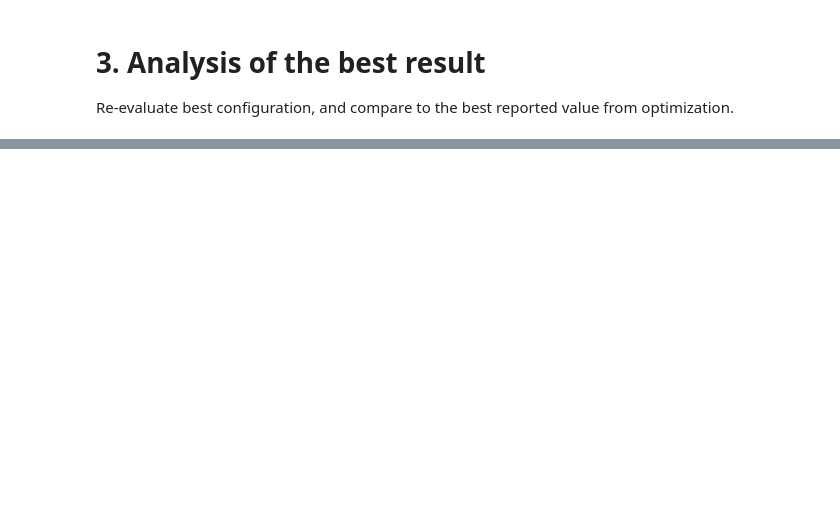
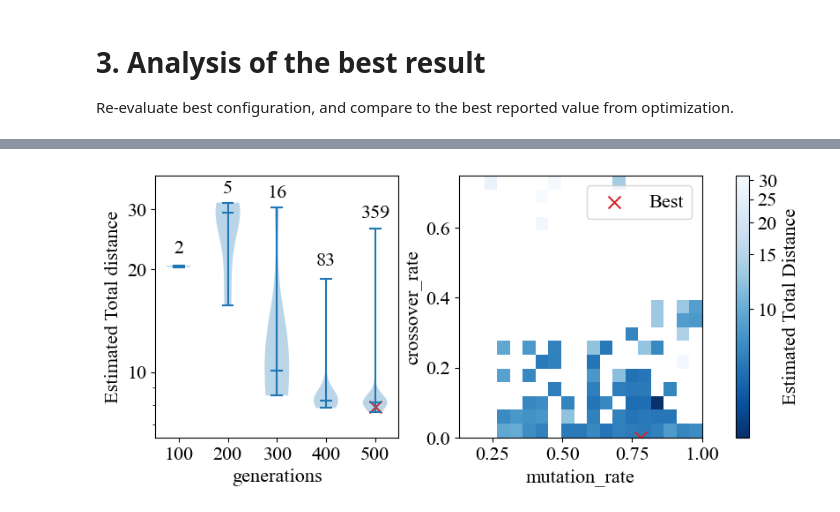
Before and after one commit to fwuermseher/evobandits-demo, a Jupyter notebook: evobandits_demo.ipynb, the cells around one changed output, grey strips where cells are left out. Drawn from its saved outputs; the diff is of its cells as text; code cells hidden in the pictures; blank space fills up the shorter version.

Commit message:
rerun evobandits_demo and save results

```diff
--- a/evobandits_demo.ipynb
+++ b/evobandits_demo.ipynb
@@ -179,0 +201,9 @@ Simulation from above is repeated - all results are stored for visualization, no
+# %%
+# Load best result from (3) as reference result.
+with open("_data/evobandits_demo_01_results.json", "r") as f:
+    reference_result = json.load(f)[0]
+# %%
+# Re-Run the Study and collect all results
+
+study = Study(algorithm=gmab_instance, seed=42)
+study.optimize(objective, params, n_trials=1000, n_best=1000)
@@ -222,5 +262,5 @@ plt.show()
 # %%
-def plot_heatmap(ax, x_feature, y_feature, bins, cmap_gamma=1, show_best=True, results=study.results):
+def plot_heatmap(ax, x_feature, y_feature, bins, cmap_gamma=1, results=study.results, show_best=None):
     # Extract data
     x = np.array([r["params"][x_feature] for r in results])
     y = np.array([r["params"][y_feature] for r in results])
@@ -260,11 +300,8 @@ def plot_heatmap(ax, x_feature, y_feature, bins, cmap_gamma=1, show_best=True, r
     # fig = ax.figure
     # fig.colorbar(mesh, ax=ax, label='Mean total distance')
 
-    if show_best and study is not None:
-        best_x, best_y = study.best_params[x_feature], study.best_params[y_feature]
-        # best_value = study.best_value
-
-        ax.scatter(best_x, best_y, color="C3", marker="x", s=100, label="Best")
+    if show_best:
+        ax.scatter(show_best[0], show_best[1], color="C3", marker="x", s=100, label="Best")
         # ax.text(best_x + 0.01, best_y + 0.01, f"{best_value:.2f}", color="C3", weight="bold", fontsize=16)
         ax.legend()
 
@@ -275,7 +312,7 @@ def plot_heatmap(ax, x_feature, y_feature, bins, cmap_gamma=1, show_best=True, r
 
     return mesh
 # %%
-def plot_violin(ax, feature, tick_labels=None, show_best=True, results=study.results):
+def plot_violin(ax, feature, tick_labels=None, results=study.results, show_best=None):
     # Extract data
     features = np.array([r["params"][feature] for r in results])
     values = np.array([r["value"] for r in results])
@@ -301,13 +338,10 @@ def plot_violin(ax, feature, tick_labels=None, show_best=True, results=study.res
         ax.text(i, max(g) + 0.05 * y_range, f"{len(g)}", ha='center', va='bottom')
 
     # Highlight best
-    if show_best and study is not None:
-        best_feature = study.best_params[feature]
-        best_value = study.best_value
-        if best_feature in unique_features:
-            pos = list(unique_features).index(best_feature) + 1  # positions start at 1
-            ax.scatter(pos, best_value, color='C3', marker='x', s=100, label='Best')
-            # ax.text(pos + 0.05, best_value - 0.05 * y_range, f"{best_value:.2f}", color='C3', fontsize=16, weight='bold')
+    if show_best:
+        pos = list(unique_features).index(show_best[0]) + 1  # positions start at 1
+        ax.scatter(pos, show_best[1], color='C3', marker='x', s=100, label='Best')
+        # ax.text(pos + 0.05, best_value - 0.05 * y_range, f"{best_value:.2f}", color='C3', fontsize=16, weight='bold')
 
     ax.set_xlabel(feature)
 
@@ -322,15 +356,17 @@ def plot_violin(ax, feature, tick_labels=None, show_best=True, results=study.res
 # %%
 fig, axs = plt.subplots(1, 2, figsize=(9, 4))
 
-mesh1 = plot_heatmap(axs[1], "mutation_rate", "crossover_rate", bins=(20, 20), cmap_gamma=0.3)
-plot_violin(axs[0], "generations", tick_labels=["100", "200", "300", "400", "500"])
+mesh1 = plot_heatmap(axs[1], "mutation_rate", "crossover_rate", bins=(20, 20), cmap_gamma=0.3, show_best=(reference_result["params"]["mutation_rate"], reference_result["params"]["crossover_rate"]))
+plot_violin(axs[0], "generations", tick_labels=["100", "200", "300", "400", "500"], show_best=(reference_result["params"]["generations"], reference_result["value"]))
 
 # Adjust spacing between subplots
 plt.tight_layout()
 plt.subplots_adjust(wspace=0.25)
 
 # Shared colorbar for both plots:
 cbar = fig.colorbar(mesh1, ax=axs, orientation='vertical', label='Estimated Total Distance')
 
 plt.savefig(Path("_plots/05_hyperspace_projections.pdf"))
 plt.show()
+# %% [output]
+[figure, added]
```
Also changed, not shown: parts of 14 cells of this notebook, 9 other files.
